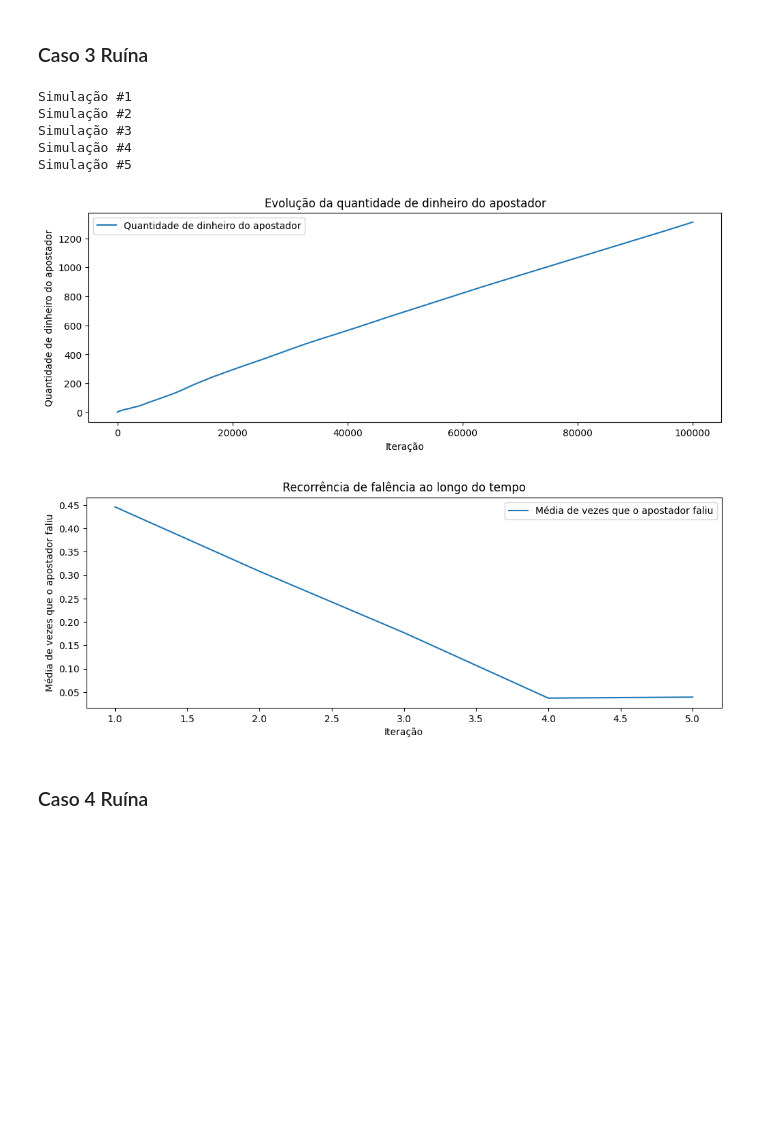
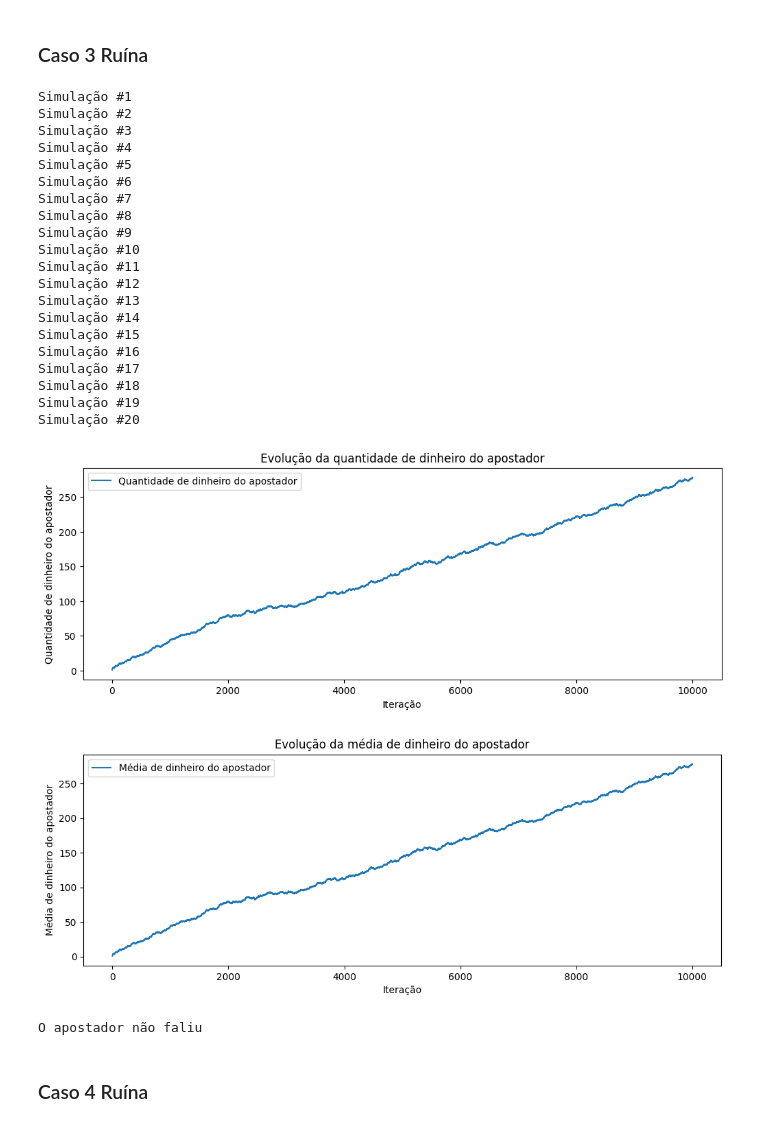
Before and after one commit to naccaratocarolina/AD-23.2, a Jupyter notebook: final.ipynb, the cells around one changed output. Cells and saved outputs as stored; diff of their text form; code cells hidden in the pictures; blank space fills up the shorter version.

```diff
--- a/final.ipynb
+++ b/final.ipynb
@@ -153,7 +153,7 @@ def gambler_ruin(lambda_, mi_, goal, starting_amount, infinity=False, verbose=Fa
             return Event('Lose', timestamp, -1)
 
     # Plano de controle (enquanto o apostador não atingir o objetivo ou falir)
-    while (N > 0 and (N < goal or goal == -1)):
+    while (N > 0 and (N <= goal or goal == -1) and round <= 10000):
         round += 1
         event = schedule_event(p, round)
         N += event.id
@@ -170,9 +170,6 @@ def gambler_ruin(lambda_, mi_, goal, starting_amount, infinity=False, verbose=Fa
         # No modo de execucao infinito, sempre que o apostador falir, ele volta a ter 1 real
         if N == 0 and infinity:
             N = 1
-
-        if infinity and round == 100000:
-            break
 
     # Imprime resultado
     if N == goal:
@@ -233,8 +230,9 @@ def calcAnalitica(lambda_, mu_):
 
 N_ITERR = 5000
 
-def calculadoraSimulacao(file_list, cdf=False):
+def calculadoraSimulacao(file_list, cdf=False, e_N_active=True):
     arr_e_N , arr_e_W = [], []
+    arr_act_N = []
     arr_cdf_e_N = []
     arr_cdf_e_W = []
     arr_frac_ocioso = []
@@ -249,6 +247,7 @@ def calculadoraSimulacao(file_list, cdf=False):
         act_n, act_clock , acumm_n = 0, 0, 0
         ant_n, ant_clock = act_n, act_clock
         arr_e_N_sim_act, arr_e_W_sim_act = [], []
+        arr_act_N_sim_act = []
         arr_t_ocioso = []
         num_vzs_n = {}
 
@@ -288,6 +287,7 @@ def calculadoraSimulacao(file_list, cdf=False):
 
             # Adiciona os valores calculados nas listas de cada simulação
             arr_e_N_sim_act.append(e_N)
+            arr_act_N_sim_act.append(act_n)
             arr_e_W_sim_act.append(wip)
 
         if cdf:
@@ -316,11 +316,13 @@ def calculadoraSimulacao(file_list, cdf=False):
         # Adiciona as listas de cada simulação nas listas de todas as simulações
         arr_e_N.append(arr_e_N_sim_act)
         arr_e_W.append(arr_e_W_sim_act)
+        arr_act_N.append(arr_act_N_sim_act)
         arr_frac_ocioso.append(arr_t_ocioso)
 
     # Encontra o menor número de observações entre todas as simulações
     n_sim = len(file_list)
     min_obs_E_N = min([len(obs) for obs in arr_e_N])
+    min_obs_act_N = min([len(obs) for obs in arr_e_N])
     min_obs_W = min([len(obs) for obs in arr_e_W])
     min_ons_ocioso = min([len(obs) for obs in arr_frac_ocioso])
     if cdf:
@@ -330,6 +332,8 @@ def calculadoraSimulacao(file_list, cdf=False):
     # Calcula a média de e_N e e_W entre todas as simulações
     mean_E_N = [np.mean([arr_e_N[j][i] for j in range(n_sim)]) for i in range(min_obs_E_N)]
     mean_W = [np.mean([arr_e_W[j][i] for j in range(n_sim)]) for i in range(min_obs_W)]
+    mean_act_N = [np.mean([arr_act_N[j][i] for j in range(n_sim)]) for i in range(min_obs_act_N)]
+
     if cdf:
         mean_cdf_e_N = [np.mean([arr_cdf_e_N[j][i] for j in range(n_sim)]) for i in range(min_obs_cdf_e_N)]
         mean_cdf_e_W = [np.mean([arr_cdf_e_W[j][i] for j in range(n_sim)]) for i in range(min_obs_cdf_e_W)]
@@ -337,7 +341,7 @@ def calculadoraSimulacao(file_list, cdf=False):
         mean_cdf_e_N, mean_cdf_e_W = None, None
     mean_prob_ocioso = [np.mean([arr_frac_ocioso[j][i] for j in range(n_sim)]) for i in range(min_ons_ocioso)]
 
-    return mean_E_N, mean_W, mean_cdf_e_N, mean_cdf_e_W, mean_prob_ocioso
+    return mean_E_N, mean_act_N, mean_W, mean_cdf_e_N, mean_cdf_e_W, mean_prob_ocioso
 # %%
 def plotar_grafico_media(
     medias,
@@ -590,20 +594,37 @@ O sistema não ficou ocioso
 ### Caso 3 Ruína
 # %%
 lambda_, mu_ = 1.05, 1
-mean_E_N, mean_W, mean_cdf_e_N, mean_cdf_e_W, mean_prob_ocioso  = calculadoraSimulacao(gambler_run_many(lambda_, mu_, -1, 1, i=5, infinity=True), cdf=False)
-plotar_grafico_media(mean_E_N, titulo='Evolução da quantidade de dinheiro do apostador', nome_eixo_x='Iteração', nome_eixo_y='Quantidade de dinheiro do apostador')
+mean_E_N, mean_act_N, mean_W, mean_cdf_e_N, mean_cdf_e_W, mean_prob_ocioso  = calculadoraSimulacao(gambler_run_many(lambda_, mu_, -1, 1, i=20, infinity=True), cdf=False, e_N_active=False)
+plotar_grafico_media(mean_act_N, titulo='Evolução da quantidade de dinheiro do apostador', nome_eixo_x='Iteração', nome_eixo_y='Quantidade de dinheiro do apostador')
+plotar_grafico_media(mean_act_N, titulo='Evolução da média de dinheiro do apostador', nome_eixo_x='Iteração', nome_eixo_y='Média de dinheiro do apostador')
 if len(mean_prob_ocioso) > 0:
     plotar_grafico_media(mean_prob_ocioso, titulo='Recorrência de falência ao longo do tempo', nome_eixo_x='Iteração', nome_eixo_y='Média de vezes que o apostador faliu')
 else:
     print('O apostador não faliu')
 # %% [output]
 Simulação #1
 Simulação #2
 Simulação #3
 Simulação #4
 Simulação #5
+Simulação #6
+Simulação #7
+Simulação #8
+Simulação #9
+Simulação #10
+Simulação #11
+Simulação #12
+Simulação #13
+Simulação #14
+Simulação #15
+Simulação #16
+Simulação #17
+Simulação #18
+Simulação #19
+Simulação #20
-[figure, old version]
+[figure, new version]
-[figure, old version]
+[figure, new version]
+O apostador não faliu
 # %% [markdown]
 ### Caso 4 Ruína
 # %%
```
Also changed, not shown: parts of 7 cells of this notebook.
